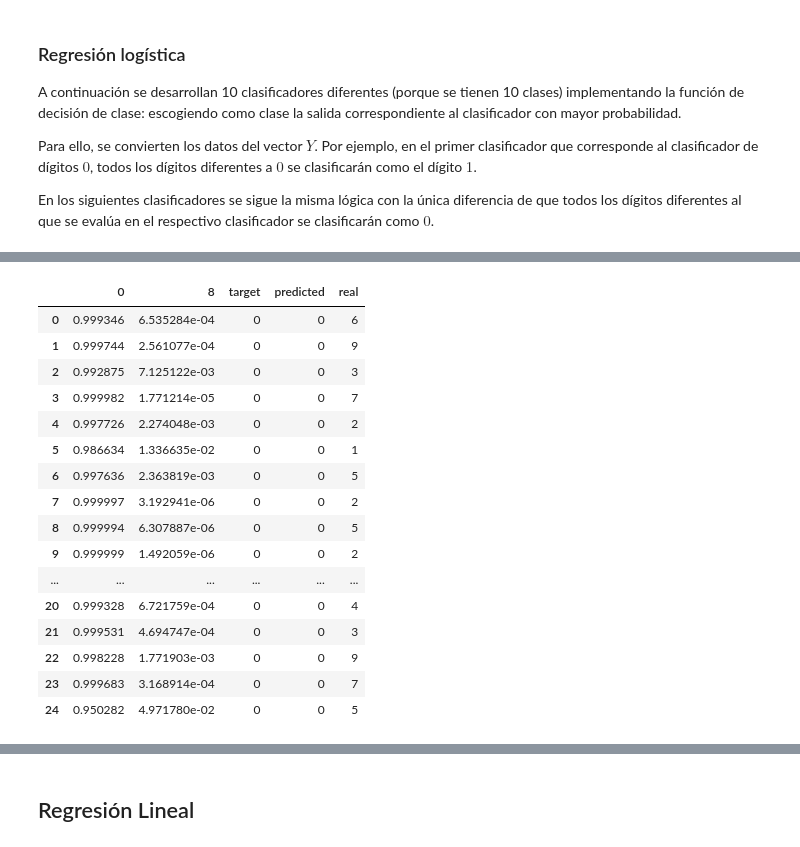
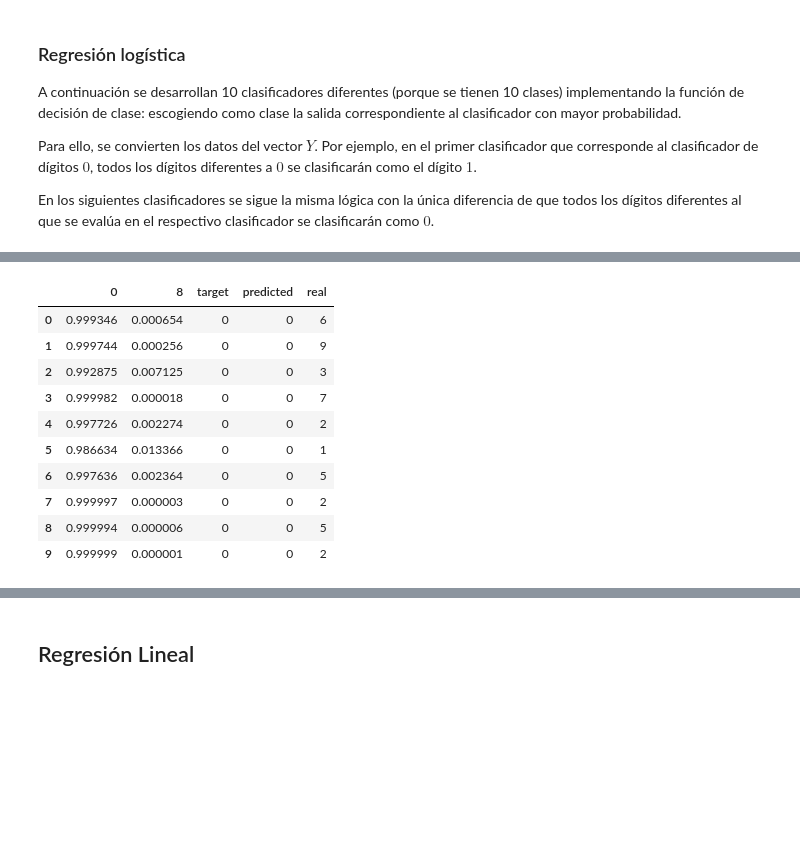
Before and after one commit to MonicaCabanas23/Clasificacion-y-Regresion-Lineal, a Jupyter notebook: Clasificacion_y_Regresion_Lineal.ipynb, the cells around one changed output, grey strips where cells are left out. Cells and saved outputs as stored; diff of their text form; code cells hidden in the pictures; blank space fills up the shorter version.

```diff
--- a/Clasificacion_y_Regresion_Lineal.ipynb
+++ b/Clasificacion_y_Regresion_Lineal.ipynb
@@ -258,15 +237,15 @@ y_train_4 = np.where(y_train == 4, 4, 0)
 y_test_4 = np.where(y_test == 4, 4, 0)
 
 # Train the classifier
-classifier_4 = LogisticRegression(random_state=42).fit(X_train, y_train_4)
+models.append(LogisticRegression(random_state=42).fit(X_train, y_train_4))
 
 # Evaluate the classifier
-probabilities = classifier_4.predict_proba(X_test)
+probabilities = models[4].predict_proba(X_test)
 probabilities_df = pd.DataFrame(probabilities, columns=['0', '4'])
 probabilities_df['target'] = y_test_4
-probabilities_df['predicted'] = classifier_4.predict(X_test)
+probabilities_df['predicted'] = models[4].predict(X_test)
 probabilities_df['real'] = y_test
-probabilities_df.head(25)
+probabilities_df.head(10)
 # %% [output]
 |  | 0 | 4 | target | predicted | real |
 | 0 | 0.999935 | 6.473550e-05 | 0 | 0 | 6 |
@@ -292,14 +265,14 @@ y_train_5 = np.where(y_train == 5, 5, 0)
 y_test_5 = np.where(y_test == 5, 5, 0)
 
 # Train the classifier
-classifier_5 = LogisticRegression(random_state=42).fit(X_train, y_train_5)
+models.append(LogisticRegression(random_state=42).fit(X_train, y_train_5))
 
 # Evaluate the classifier
-probabilities = classifier_5.predict_proba(X_test)
+probabilities = models[5].predict_proba(X_test)
 probabilities_df = pd.DataFrame(probabilities, columns=['0', '5'])
 probabilities_df['target'] = y_test_5
-probabilities_df['predicted'] = classifier_5.predict(X_test)
+probabilities_df['predicted'] = models[5].predict(X_test)
 probabilities_df['real'] = y_test
-probabilities_df.head(25)
+probabilities_df.head(10)
 # %% [output]
 |  | 0 | 5 | target | predicted | real |
@@ -326,15 +293,15 @@ y_train_6 = np.where(y_train == 6, 6, 0)
 y_test_6 = np.where(y_test == 6, 6, 0)
 
 # Train the classifier
-classifier_6 = LogisticRegression(random_state=42).fit(X_train, y_train_6)
+models.append(LogisticRegression(random_state=42).fit(X_train, y_train_6))
 
 # Evaluate the classifier
-probabilities = classifier_6.predict_proba(X_test)
+probabilities = models[6].predict_proba(X_test)
 probabilities_df = pd.DataFrame(probabilities, columns=['0', '6'])
 probabilities_df['target'] = y_test_6
-probabilities_df['predicted'] = classifier_6.predict(X_test)
+probabilities_df['predicted'] = models[6].predict(X_test)
 probabilities_df['real'] = y_test
-probabilities_df.head(25)
+probabilities_df.head(10)
 # %% [output]
 |  | 0 | 6 | target | predicted | real |
 | 0 | 0.007025 | 9.929752e-01 | 6 | 6 | 6 |
@@ -360,15 +321,15 @@ y_train_7 = np.where(y_train == 7, 7, 0)
 y_test_7 = np.where(y_test == 7, 7, 0)
 
 # Train the classifier
-classifier_7 = LogisticRegression(random_state=42).fit(X_train, y_train_7)
+models.append(LogisticRegression(random_state=42).fit(X_train, y_train_7))
 
 # Evaluate the classifier
-probabilities = classifier_7.predict_proba(X_test)
+probabilities = models[7].predict_proba(X_test)
 probabilities_df = pd.DataFrame(probabilities, columns=['0', '7'])
 probabilities_df['target'] = y_test_7
-probabilities_df['predicted'] = classifier_7.predict(X_test)
+probabilities_df['predicted'] = models[7].predict(X_test)
 probabilities_df['real'] = y_test
-probabilities_df.head(25)
+probabilities_df.head(10)
 # %% [output]
 |  | 0 | 7 | target | predicted | real |
 | 0 | 0.999886 | 1.135827e-04 | 0 | 0 | 6 |
@@ -390,37 +345,31 @@ probabilities_df.head(25)
 # %%
 # Classifier for identifying the digit 8
 # We will create a new target variable that is 8 when the digit is 8 and 0 otherwise
 y_train_8 = np.where(y_train == 8, 8, 0)
 y_test_8 = np.where(y_test == 8, 8, 0)
 
 # Train the classifier
-classifier_8 = LogisticRegression(random_state=42).fit(X_train, y_train_8)
+models.append(LogisticRegression(random_state=42).fit(X_train, y_train_8))
 
 # Evaluate the classifier
-probabilities = classifier_8.predict_proba(X_test)
+probabilities = models[8].predict_proba(X_test)
 probabilities_df = pd.DataFrame(probabilities, columns=['0', '8'])
 probabilities_df['target'] = y_test_8
-probabilities_df['predicted'] = classifier_8.predict(X_test)
+probabilities_df['predicted'] = models[8].predict(X_test)
 probabilities_df['real'] = y_test
-probabilities_df.head(25)
+probabilities_df.head(10)
 # %% [output]
 |  | 0 | 8 | target | predicted | real |
-| 0 | 0.999346 | 6.535284e-04 | 0 | 0 | 6 |
-| 1 | 0.999744 | 2.561077e-04 | 0 | 0 | 9 |
-| 2 | 0.992875 | 7.125122e-03 | 0 | 0 | 3 |
-| 3 | 0.999982 | 1.771214e-05 | 0 | 0 | 7 |
-| 4 | 0.997726 | 2.274048e-03 | 0 | 0 | 2 |
-| 5 | 0.986634 | 1.336635e-02 | 0 | 0 | 1 |
-| 6 | 0.997636 | 2.363819e-03 | 0 | 0 | 5 |
-| 7 | 0.999997 | 3.192941e-06 | 0 | 0 | 2 |
-| 8 | 0.999994 | 6.307887e-06 | 0 | 0 | 5 |
-| 9 | 0.999999 | 1.492059e-06 | 0 | 0 | 2 |
-| ... | ... | ... | ... | ... | ... |
-| 20 | 0.999328 | 6.721759e-04 | 0 | 0 | 4 |
-| 21 | 0.999531 | 4.694747e-04 | 0 | 0 | 3 |
-| 22 | 0.998228 | 1.771903e-03 | 0 | 0 | 9 |
-| 23 | 0.999683 | 3.168914e-04 | 0 | 0 | 7 |
-| 24 | 0.950282 | 4.971780e-02 | 0 | 0 | 5 |
+| 0 | 0.999346 | 0.000654 | 0 | 0 | 6 |
+| 1 | 0.999744 | 0.000256 | 0 | 0 | 9 |
+| 2 | 0.992875 | 0.007125 | 0 | 0 | 3 |
+| 3 | 0.999982 | 0.000018 | 0 | 0 | 7 |
+| 4 | 0.997726 | 0.002274 | 0 | 0 | 2 |
+| 5 | 0.986634 | 0.013366 | 0 | 0 | 1 |
+| 6 | 0.997636 | 0.002364 | 0 | 0 | 5 |
+| 7 | 0.999997 | 0.000003 | 0 | 0 | 2 |
+| 8 | 0.999994 | 0.000006 | 0 | 0 | 5 |
+| 9 | 0.999999 | 0.000001 | 0 | 0 | 2 |
 # %%
 # Classifier for identifying the digit 9
 # We will create a new target variable that is 9 when the digit is 9 and 0 otherwise
```
Also changed, not shown: parts of 12 cells of this notebook.
